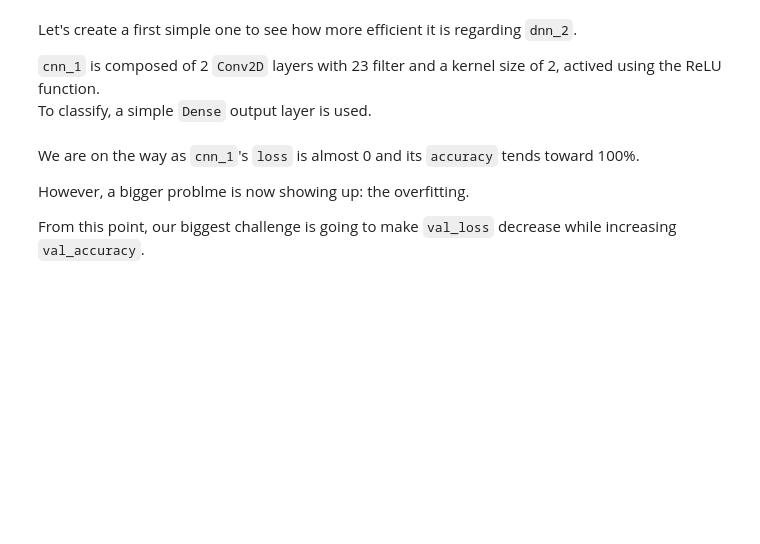
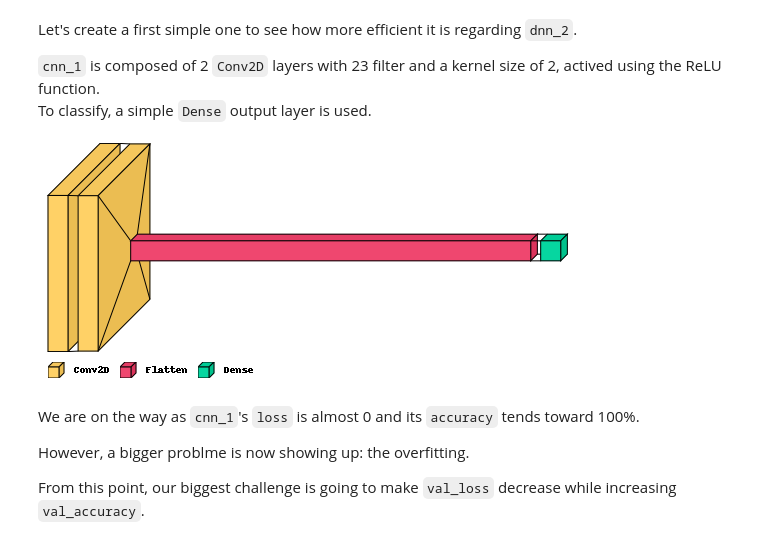
Before and after one commit to Eccsx/Leyenda, a Jupyter notebook: Leyenda_image_classification.ipynb, the cells around one changed output. Saved outputs shown, nothing was run; the diff lists cells and outputs as text; code cells hidden in the pictures; blank space fills up the shorter version.

```diff
--- a/Leyenda_image_classification.ipynb
+++ b/Leyenda_image_classification.ipynb
@@ -284,17 +328,19 @@ To classify, a simple `Dense` output layer is used.
 # %%
 cnn_1 = Sequential([
     Input(shape=(IMG_H, IMG_W, 3)),
     Conv2D(filters=32, kernel_size=2, activation='relu'),
     Conv2D(filters=32, kernel_size=2, activation='relu'),
     Flatten(),
     Dense(len(CLASS_NAMES), activation='softmax')
-], name='cnn_1')
+], name='class_cnn_1')
 
 cnn_1.compile(loss=LOSS,
               optimizer=OPTIMIZER,
               metrics=METRICS)
 
-visualkeras.layered_view(cnn_1, scale_xy=0.7)
+visualkeras.layered_view(cnn_1, legend=True, scale_xy=0.7)
+# %% [output]
+[figure, added]
 # %%
 if lu.is_model_already_trained(cnn_1):
     lu.load_model_training(cnn_1)
```
Also changed, not shown: parts of 32 cells of this notebook, 2 other files.
